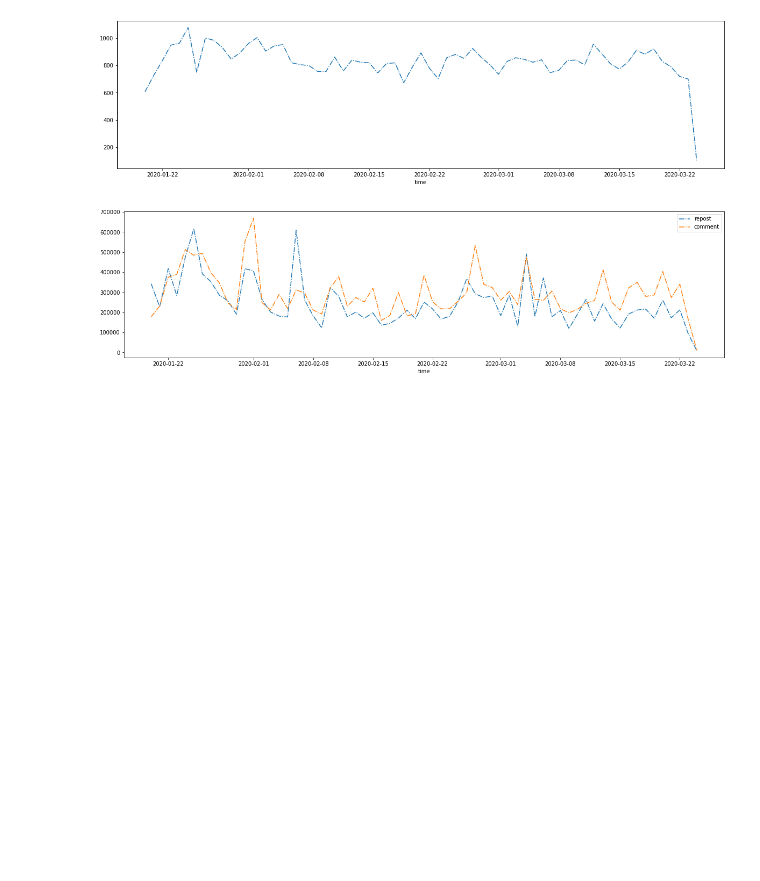
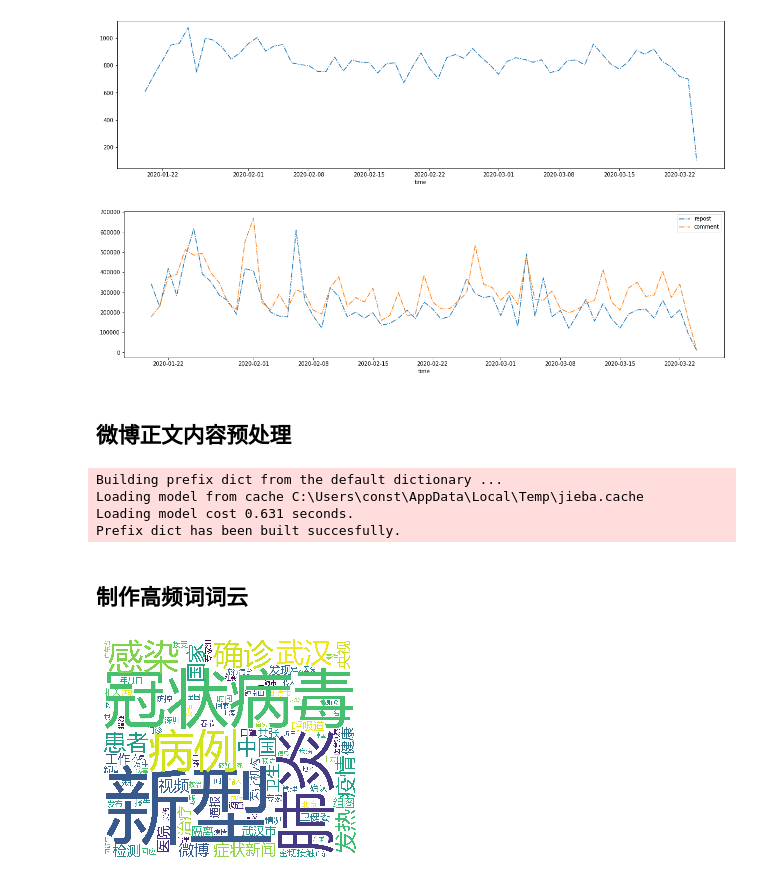
Before and after one commit to const7/Emotion-Contagion, a Jupyter notebook: code/weibo.ipynb, the cells around one changed output. Drawn from its saved outputs; the diff is of its cells as text; code cells hidden in the pictures; blank space fills up the shorter version.

Commit message:
generate wordcloud

```diff
--- a/code/weibo.ipynb
+++ b/code/weibo.ipynb
@@ -93,3 +97,36 @@ df.plot(ax=ax2, style='-.')
 plt.show()
 # %% [output]
 [figure]
+# %% [markdown]
+## 微博正文内容预处理
+# %%
+# only keep chinese text
+data["post"] = data["post"].str.replace("[^\u4e00-\u9fa5]","")
+# %%
+# post segmentation
+data["post"] = data["post"].apply(lambda x: " ".join(jieba.cut(x, cut_all=False)))
+# %% [output]
+Building prefix dict from the default dictionary ...
+Loading model from cache C:\Users\const\AppData\Local\Temp\jieba.cache
+Loading model cost 0.631 seconds.
+Prefix dict has been built succesfully.
+# %%
+# load stop words
+stopwords = set()
+with open(stop_words_path, encoding="utf-8") as f:
+    stop_list = [x.strip() for x in f.readlines()]
+    stopwords = set(stop_list)
+# %% [markdown]
+## 制作高频词词云
+# %%
+def gen_wordcloud(text, save_to_file):
+    wc = WordCloud(font_path=font_path, width=1000, height=860, scale=2, max_words=100, stopwords=stopwords, background_color="white", collocations=False).generate(text)
+    wc.to_file(save_to_file)
+    plt.imshow(wc)
+    plt.axis("off")
+# %%
+# generate wordcloud by date
+date = "2020-1-20"
+gen_wordcloud(data.groupby("time")["post"].sum()[pd.to_datetime(date).date()], os.path.join("../data/wordcloud", date + ".png"))
+# %% [output]
+[figure, added]
```
Also changed, not shown: parts of 5 cells of this notebook, 3 other files.
